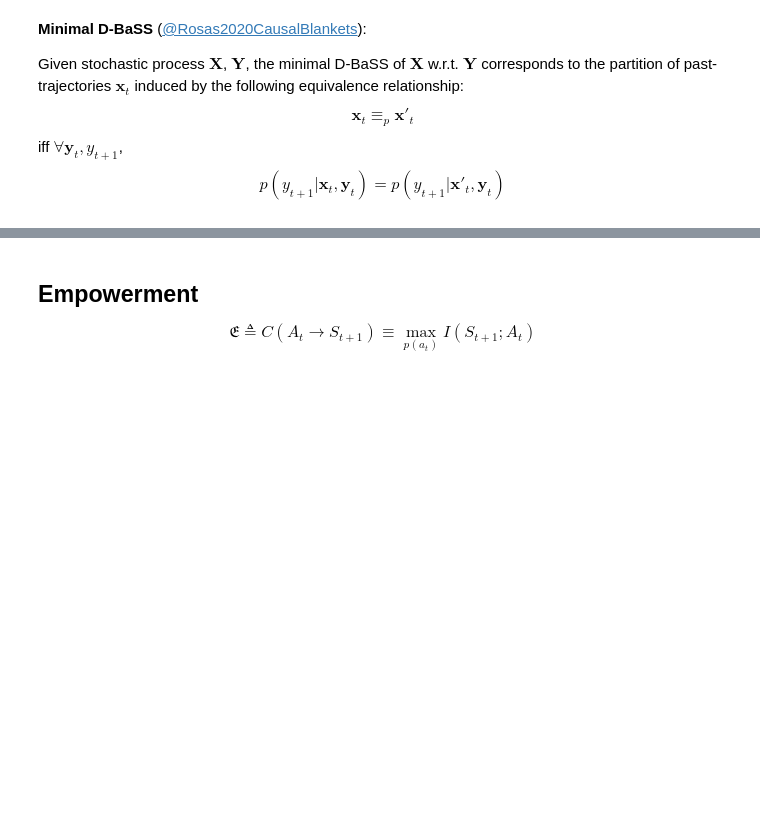
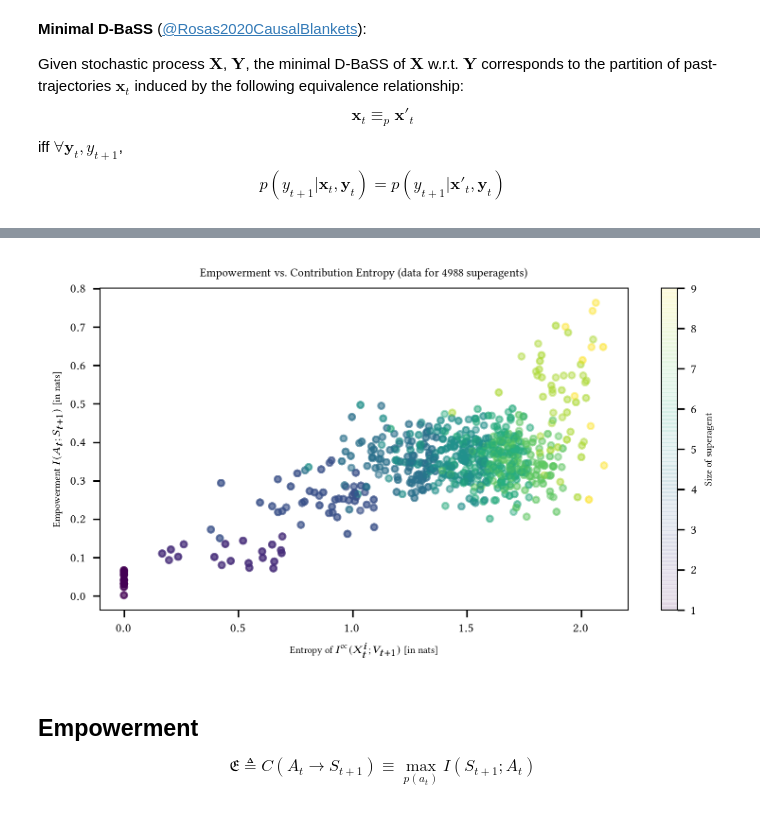
Before and after one commit to RuizSerra/factorised-MA-AIF-notebooks, a Jupyter notebook: dit-analysis.ipynb, the cells around one changed output, grey strips where cells are left out. Saved outputs shown, nothing was run; the diff lists cells and outputs as text; code cells hidden in the pictures; blank space fills up the shorter version.

```diff
--- a/dit-analysis.ipynb
+++ b/dit-analysis.ipynb
@@ -677,3 +746,21 @@ print([len(cs['members']) for cs in S_causal_states])
+# %%
+plt.figure(figsize=(6, 3), dpi=150)
+plt.scatter(
+    superagent_contribution_entropies,#/np.log(superagent_sizes),
+    all_empowerments,
+    alpha=0.1,
+    c=superagent_sizes,
+    s=10,
+    cmap='viridis',
+    label="Environmental Determined Individuality"
+)
+plt.xlabel(r'Entropy of $I^{\propto}(X^i_t; V_{t+1})$ [in nats]')
+plt.ylabel(r'Empowerment $I(A_t; S_{t+1})$ [in nats]')
+plt.title(f'Empowerment vs. Contribution Entropy (data for {len(all_empowerments)} superagents)')
+plt.colorbar(label='Size of superagent')
+plt.show()
+# %% [output]
+[figure, added]
 # %% [markdown]
 ## Empowerment
 
```
Also changed, not shown: parts of 10 cells of this notebook, 1 other file.
